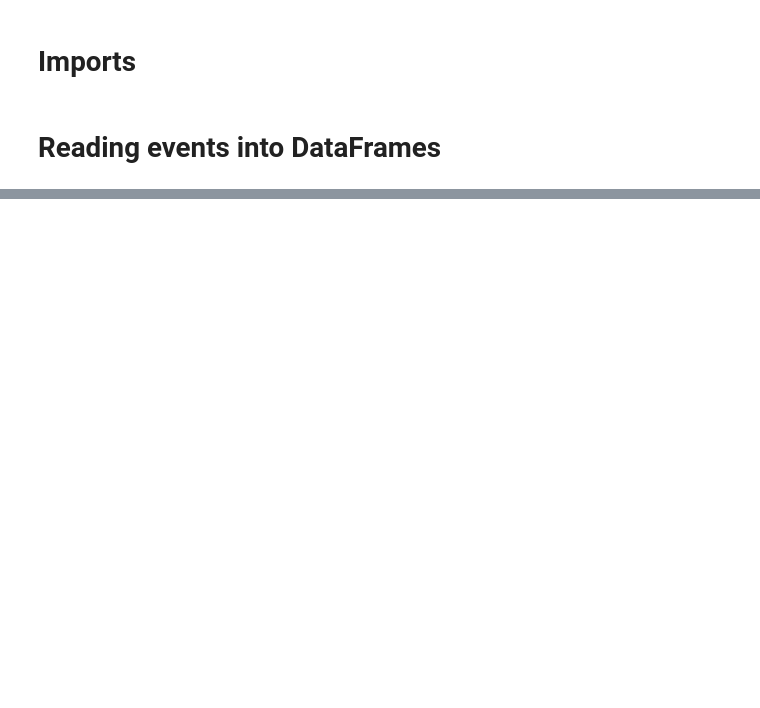
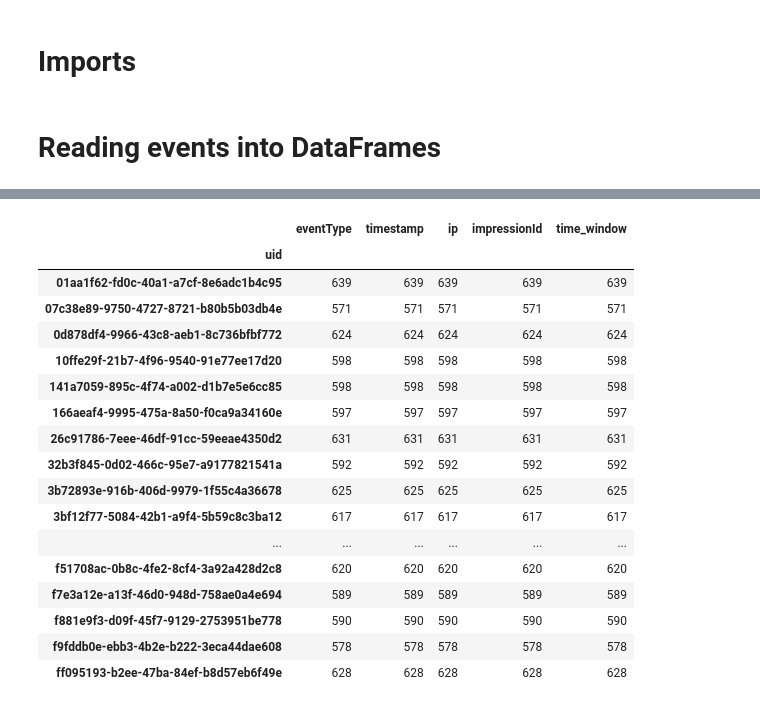
Before and after one commit to IsraMekki/ClickFraudDetection, a Jupyter notebook: offline_analysis.ipynb, the cells around one changed output, grey strips where cells are left out. Cells and saved outputs as stored; diff of their text form; code cells hidden in the pictures; blank space fills up the shorter version.

```diff
--- a/offline_analysis.ipynb
+++ b/offline_analysis.ipynb
@@ -76,0 +144,3 @@ df_clicks[df_clicks['ip'] == '238.186.83.58'].groupby('uid')
+# %%
+df_clicks_uids = df_clicks.groupby('uid').count()
+df_clicks_uids.describe()
@@ -76,0 +157,23 @@ df_clicks[df_clicks['ip'] == '238.186.83.58'].groupby('uid')
+# %%
+# There are many users who should be blacklisted. However, this does not seem to a an interestng filter to implement
+
+df_clicks_uids[df_clicks_uids['eventType'] > 50]
+# %% [output]
+|  | eventType | timestamp | ip | impressionId | time_window |
+| uid |  |  |  |  |  |
+| 01aa1f62-fd0c-40a1-a7cf-8e6adc1b4c95 | 639 | 639 | 639 | 639 | 639 |
+| 07c38e89-9750-4727-8721-b80b5b03db4e | 571 | 571 | 571 | 571 | 571 |
+| 0d878df4-9966-43c8-aeb1-8c736bfbf772 | 624 | 624 | 624 | 624 | 624 |
+| 10ffe29f-21b7-4f96-9540-91e77ee17d20 | 598 | 598 | 598 | 598 | 598 |
+| 141a7059-895c-4f74-a002-d1b7e5e6cc85 | 598 | 598 | 598 | 598 | 598 |
+| 166aeaf4-9995-475a-8a50-f0ca9a34160e | 597 | 597 | 597 | 597 | 597 |
+| 26c91786-7eee-46df-91cc-59eeae4350d2 | 631 | 631 | 631 | 631 | 631 |
+| 32b3f845-0d02-466c-95e7-a9177821541a | 592 | 592 | 592 | 592 | 592 |
+| 3b72893e-916b-406d-9979-1f55c4a36678 | 625 | 625 | 625 | 625 | 625 |
+| 3bf12f77-5084-42b1-a9f4-5b59c8c3ba12 | 617 | 617 | 617 | 617 | 617 |
+| ... | ... | ... | ... | ... | ... |
+| f51708ac-0b8c-4fe2-8cf4-3a92a428d2c8 | 620 | 620 | 620 | 620 | 620 |
+| f7e3a12e-a13f-46d0-948d-758ae0a4e694 | 589 | 589 | 589 | 589 | 589 |
+| f881e9f3-d09f-45f7-9129-2753951be778 | 590 | 590 | 590 | 590 | 590 |
+| f9fddb0e-ebb3-4b2e-b222-3eca44dae608 | 578 | 578 | 578 | 578 | 578 |
+| ff095193-b2ee-47ba-84ef-b8d57eb6f49e | 628 | 628 | 628 | 628 | 628 |
```
Also changed, not shown: parts of 16 cells of this notebook.
